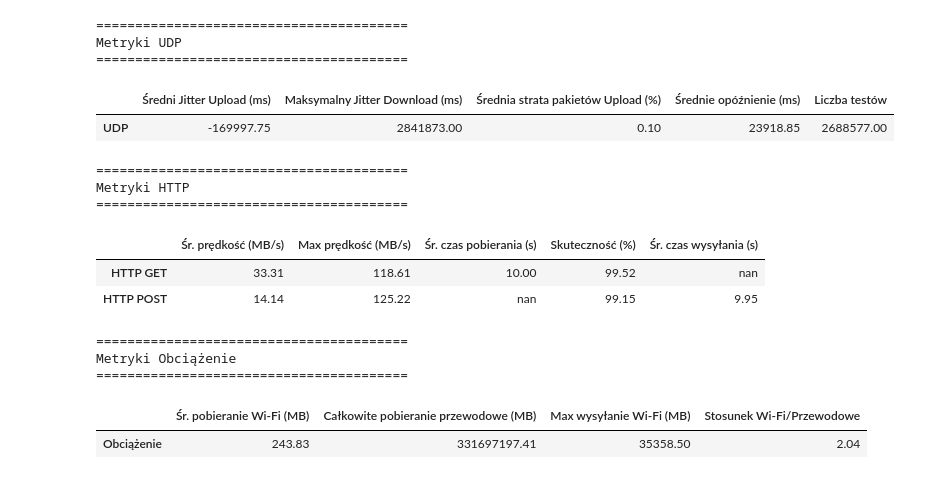
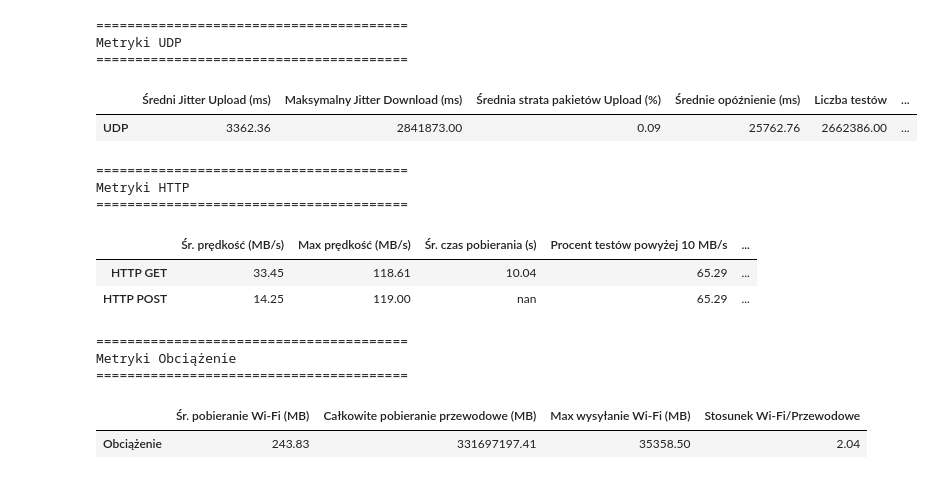
Before and after one commit to Arut3nCodes/PAMSI-part-one, a Jupyter notebook: metryki.ipynb, the cells around one changed output. Cells and saved outputs as stored; diff of their text form; code cells hidden in the pictures.

```diff
--- a/metryki.ipynb
+++ b/metryki.ipynb
@@ -3,69 +3,71 @@ import pandas as pd
 
 def calculate_metrics():
     # Metryki dla UDP
-    udp_df = pd.read_csv('data/curr_udpjitter.csv', parse_dates=['dtime'])
+    udp_df = pd.read_csv('data/curr_udpjitter_clean.csv', parse_dates=['dtime'])
     udp_metrics = {
         "UDP": {
             "Średni Jitter Upload (ms)": udp_df['jitter_up'].mean(),
             "Maksymalny Jitter Download (ms)": udp_df['jitter_down'].max(),
             "Średnia strata pakietów Upload (%)": (udp_df['packets_up_sent'] - udp_df['packets_up_recv']).mean() / udp_df['packets_up_sent'].mean() * 100,
             "Średnie opóźnienie (ms)": udp_df['latency'].mean(),
-            "Liczba testów": len(udp_df)
+            "Liczba testów": len(udp_df),
+            "Współczynnik zmienności jitter": udp_df['jitter_up'].std()/udp_df['jitter_up'].mean(),
+            "95 percentyl opóźnień": udp_df['latency'].quantile(0.95)
         }
     }
 
     # Metryki dla HTTP
-    httpget = pd.read_csv("data/curr_httpgetmt.csv", parse_dates=["dtime"])
-    httppost = pd.read_csv("data/curr_httppostmt.csv", parse_dates=["dtime"])
+    httpget = pd.read_csv("data/curr_httpgetmt_clean.csv", parse_dates=["dtime"])
+    httppost = pd.read_csv("data/curr_httppostmt_clean.csv", parse_dates=["dtime"])
 
     http_metrics = {
         "HTTP GET": {
             "Śr. prędkość (MB/s)": httpget['bytes_sec'].mean() / 1e6,
             "Max prędkość (MB/s)": httpget['bytes_sec'].max() / 1e6,
             "Śr. czas pobierania (s)": httpget['fetch_time'].mean() / 1e6,
-            "Skuteczność (%)": httpget['successes'].mean() * 100
+            "Procent testów powyżej 10 MB/s": (httpget['bytes_sec'] > 10e6).mean()*100
         },
         "HTTP POST": {
             "Śr. prędkość (MB/s)": httppost['bytes_sec'].mean() / 1e6,
             "Max prędkość (MB/s)": httppost['bytes_sec'].max() / 1e6,
             "Śr. czas wysyłania (s)": httppost['fetch_time'].mean() / 1e6,
-            "Skuteczność (%)": httppost['successes'].mean() * 100
+            "Procent testów powyżej 10 MB/s": (httpget['bytes_sec'] > 10e6).mean()*100
         }
     }
 
     # Metryki dla Obciążenia
     load_df = pd.read_csv("data/curr_datausage.csv", parse_dates=["dtime"])
     load_metrics = {
         "Obciążenie": {
             "Śr. pobieranie Wi-Fi (MB)": load_df['cust_wifi_rx_bytes'].mean() / 1e6,
             "Całkowite pobieranie przewodowe (MB)": load_df['cust_wired_rx_bytes'].sum() / 1e6,
             "Max wysyłanie Wi-Fi (MB)": load_df['cust_wifi_tx_bytes'].max() / 1e6,
-            "Stosunek Wi-Fi/Przewodowe": (load_df['cust_wifi_rx_bytes'].sum() / load_df['cust_wired_rx_bytes'].sum()).round(2)
+            "Stosunek Wi-Fi/Przewodowe": (load_df['cust_wifi_rx_bytes'].sum() / load_df['cust_wired_rx_bytes'].sum()).round(2),
         }
     }
 
     return {"UDP": udp_metrics, "HTTP": http_metrics, "Obciążenie": load_metrics}
 
 def print_metrics(metrics):
     for category in metrics:
         print(f"\n{'='*40}\nMetryki {category}\n{'='*40}")
         df = pd.DataFrame(metrics[category]).T
         display(df.style.format("{:.2f}"))
 
 metrics = calculate_metrics()
 print_metrics(metrics)
 # %% [output]
 ========================================
 Metryki UDP
 ========================================
-|  | Średni Jitter Upload (ms) | Maksymalny Jitter Download (ms) | Średnia strata pakietów Upload (%) | Średnie opóźnienie (ms) | Liczba testów |
-| UDP | -169997.75 | 2841873.00 | 0.10 | 23918.85 | 2688577.00 |
+|  | Średni Jitter Upload (ms) | Maksymalny Jitter Download (ms) | Średnia strata pakietów Upload (%) | Średnie opóźnienie (ms) | Liczba testów | ... |
+| UDP | 3362.36 | 2841873.00 | 0.09 | 25762.76 | 2662386.00 | ... |
 ========================================
 Metryki HTTP
 ========================================
-|  | Śr. prędkość (MB/s) | Max prędkość (MB/s) | Śr. czas pobierania (s) | Skuteczność (%) | Śr. czas wysyłania (s) |
-| HTTP GET | 33.31 | 118.61 | 10.00 | 99.52 | nan |
-| HTTP POST | 14.14 | 125.22 | nan | 99.15 | 9.95 |
+|  | Śr. prędkość (MB/s) | Max prędkość (MB/s) | Śr. czas pobierania (s) | Procent testów powyżej 10 MB/s | ... |
+| HTTP GET | 33.45 | 118.61 | 10.04 | 65.29 | ... |
+| HTTP POST | 14.25 | 119.00 | nan | 65.29 | ... |
 ========================================
 Metryki Obciążenie
 ========================================
```
Also changed, not shown: 3 other files.
